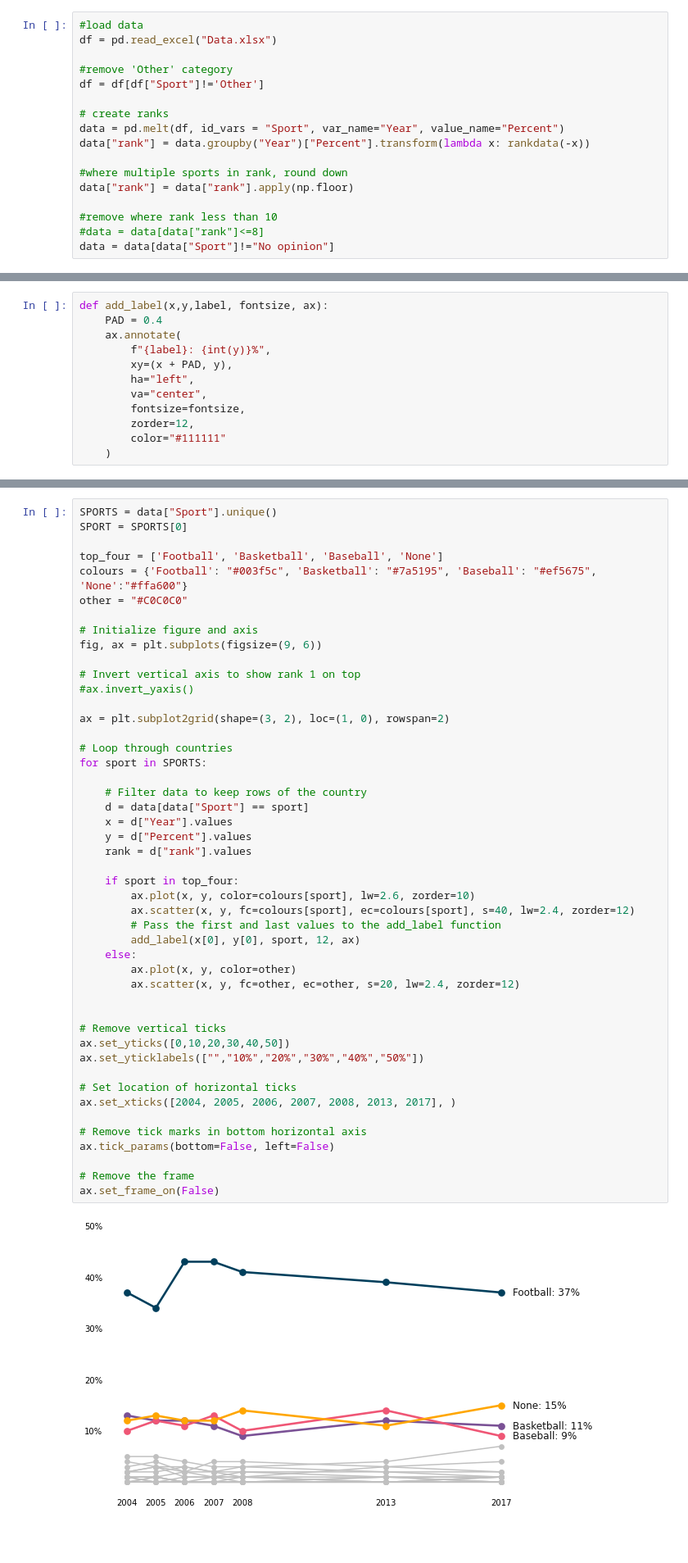
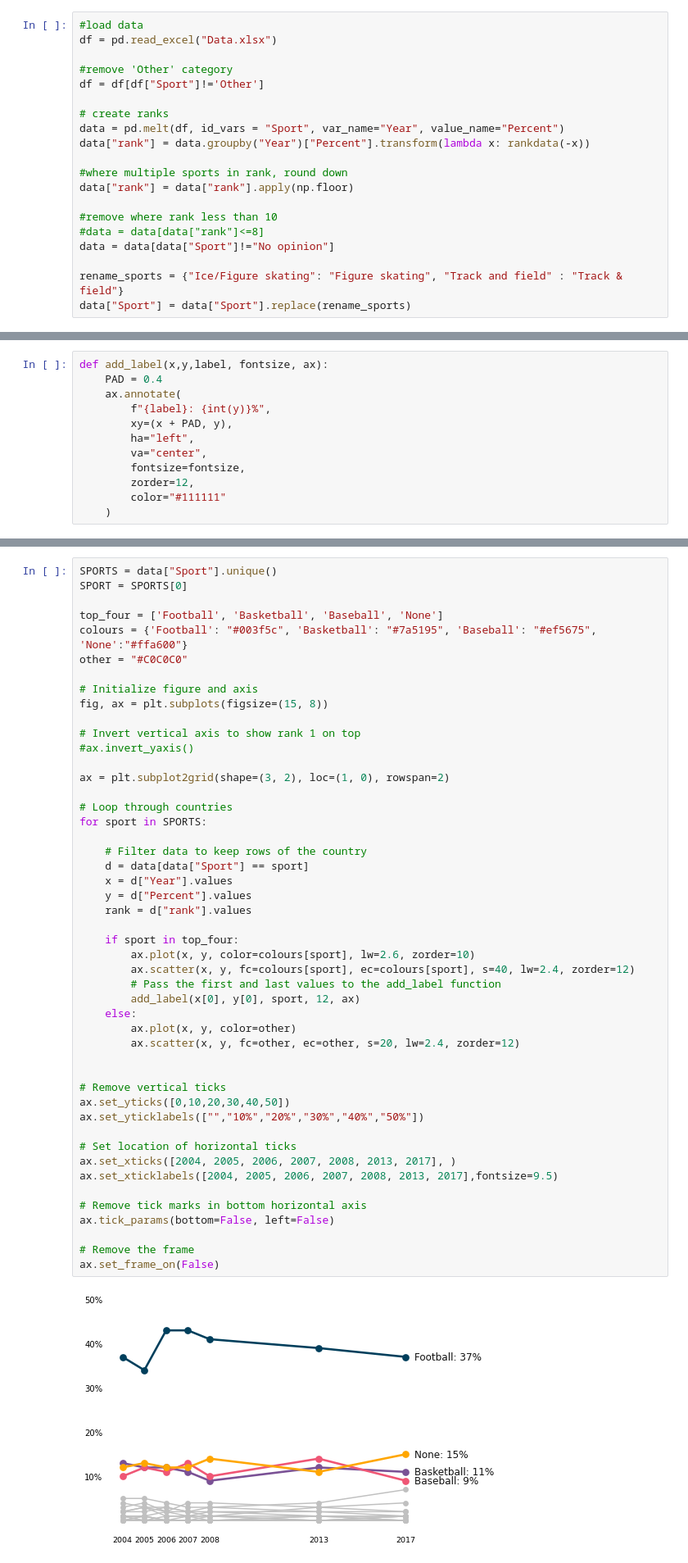
Before and after one commit to Lisa-Ho/makeover-monday, a Jupyter notebook: 2020-W01/makeover-monday-2020-w01.ipynb, the cells around one changed output, grey strips where cells are left out. Shown at 82% size. Saved outputs shown, nothing was run; the diff lists cells and outputs as text; blank space fills up the shorter version.

Commit message:
finished chart layout ++ playing with formatting and colours

```diff
--- a/2020-W01/makeover-monday-2020-w01.ipynb
+++ b/2020-W01/makeover-monday-2020-w01.ipynb
@@ -24,6 +24,9 @@ data["rank"] = data["rank"].apply(np.floor)
 #remove where rank less than 10
 #data = data[data["rank"]<=8]
 data = data[data["Sport"]!="No opinion"]
+
+rename_sports = {"Ice/Figure skating": "Figure skating", "Track and field" : "Track & field"}
+data["Sport"] = data["Sport"].replace(rename_sports)
 # %%
 data["Sport"].unique()
 # %% [output]
@@ -51,7 +203,7 @@ colours = {'Football': "#003f5c", 'Basketball': "#7a5195", 'Baseball': "#ef5675"
 other = "#C0C0C0"
 
 # Initialize figure and axis
-fig, ax = plt.subplots(figsize=(9, 6))
+fig, ax = plt.subplots(figsize=(15, 8))
 
 # Invert vertical axis to show rank 1 on top
 #ax.invert_yaxis()
@@ -63,34 +215,35 @@ for sport in SPORTS:
 
     # Filter data to keep rows of the country
     d = data[data["Sport"] == sport]
     x = d["Year"].values
     y = d["Percent"].values
     rank = d["rank"].values
 
     if sport in top_four:
         ax.plot(x, y, color=colours[sport], lw=2.6, zorder=10)
         ax.scatter(x, y, fc=colours[sport], ec=colours[sport], s=40, lw=2.4, zorder=12)
         # Pass the first and last values to the add_label function
         add_label(x[0], y[0], sport, 12, ax)
     else:
         ax.plot(x, y, color=other)
         ax.scatter(x, y, fc=other, ec=other, s=20, lw=2.4, zorder=12)
 
 
 # Remove vertical ticks
 ax.set_yticks([0,10,20,30,40,50])
 ax.set_yticklabels(["","10%","20%","30%","40%","50%"])
 
 # Set location of horizontal ticks
 ax.set_xticks([2004, 2005, 2006, 2007, 2008, 2013, 2017], )
+ax.set_xticklabels([2004, 2005, 2006, 2007, 2008, 2013, 2017],fontsize=9.5)
 
 # Remove tick marks in bottom horizontal axis
 ax.tick_params(bottom=False, left=False)
 
 # Remove the frame
 ax.set_frame_on(False)
 # %% [output]
-[figure, old version]
+[figure, new version]
 # %%
 fig = plt.figure()
 ax1 = fig.add_subplot(122)
```
Also changed, not shown: parts of 7 cells of this notebook.
